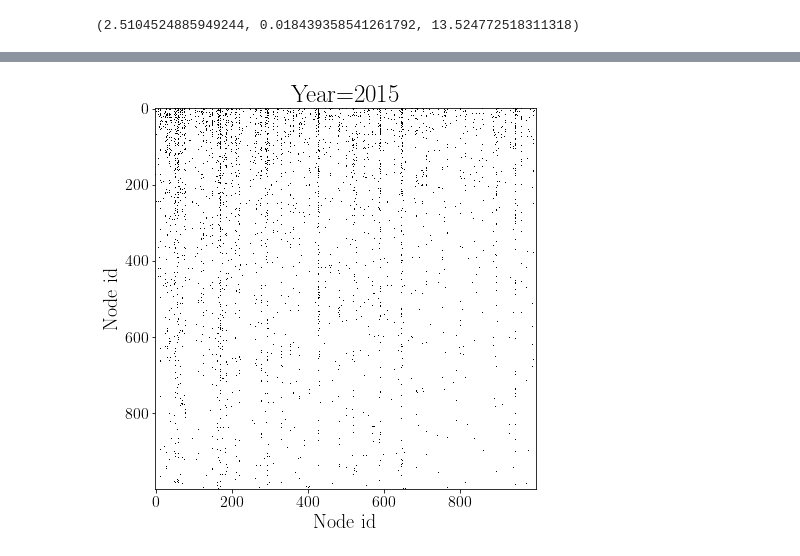
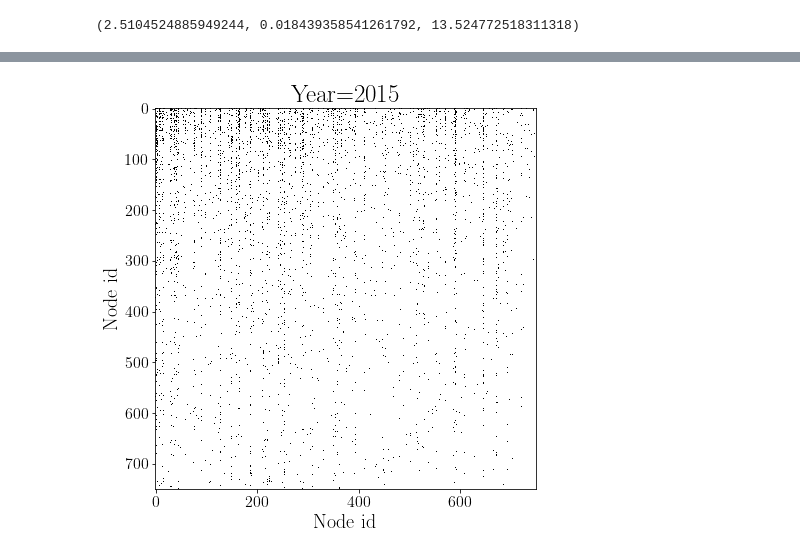
Before and after one commit to luis-tm/network_science, a Jupyter notebook: FINAL_PROJECT_CODE.ipynb, the cells around one changed output, grey strips where cells are left out. Drawn from its saved outputs; the diff is of its cells as text; code cells hidden in the pictures.

```diff
--- a/FINAL_PROJECT_CODE.ipynb
+++ b/FINAL_PROJECT_CODE.ipynb
@@ -58,6 +59,9 @@ def plot_adj_matrix(year, matrix_filter):
     plt.xlabel("Node id", fontsize=20)
     plt.ylabel("Node id", fontsize=20)
     plt.imshow(sorted_matrix[:matrix_filter, :matrix_filter], cmap="Greys", interpolation="none")
+    if save_plots:
+        plt.savefig(plot_filepath + f"{global_dataset}_adj_matrix_{year}.png")
+    plt.show()
 
 def get_eigenvector_centrality(network):
     return nx.eigenvector_centrality(network)
@@ -310,4 +378,4 @@ plot_adj_matrix("2010", 1000)
 # %%
-plot_adj_matrix("2015", 1000)
+plot_adj_matrix("2015", 750)
 # %% [output]
-[figure, old version]
+[figure, new version]
```
Also changed, not shown: parts of 12 cells of this notebook.
